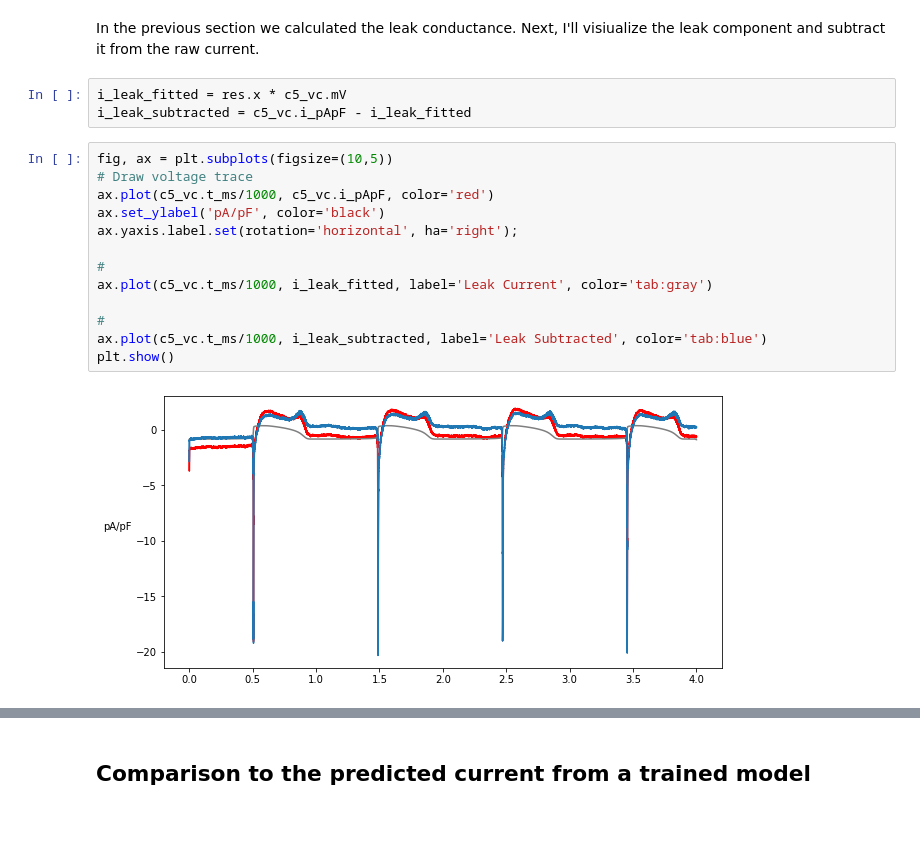
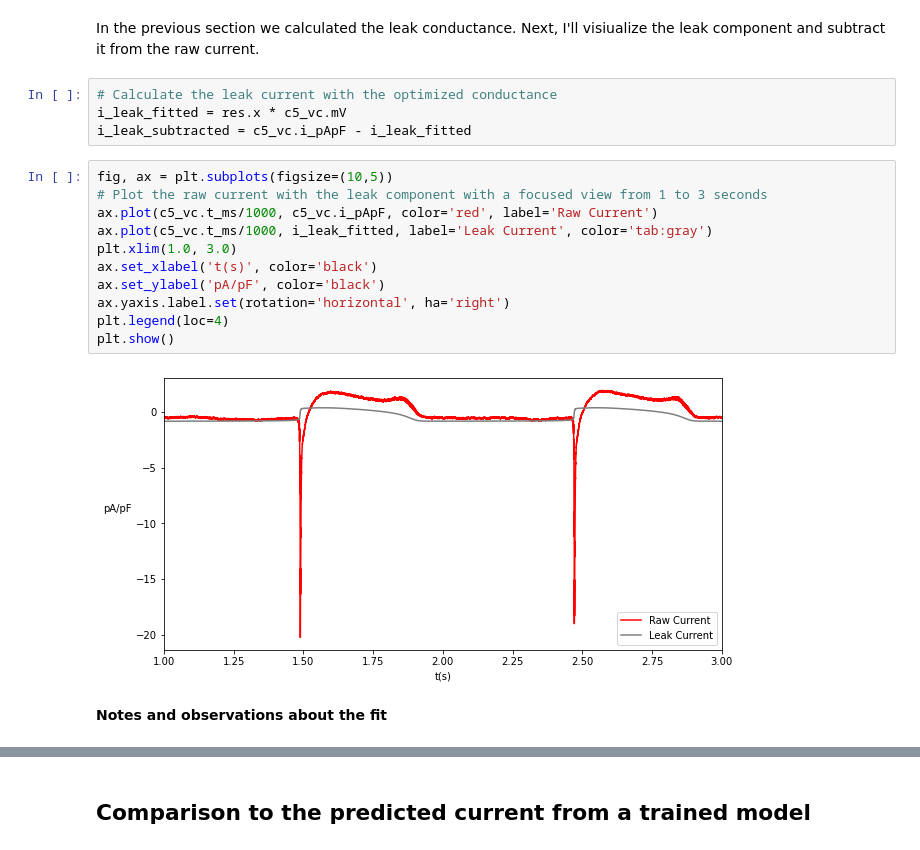
Before and after one commit to dtilley/isolating_bioelectrical_current, a Jupyter notebook: leak_subtraction_TUTORIAL.ipynb, the cells around one changed output, grey strips where cells are left out. Cells and saved outputs as stored; diff of their text form; blank space fills up the shorter version.

```diff
--- a/leak_subtraction_TUTORIAL.ipynb
+++ b/leak_subtraction_TUTORIAL.ipynb
@@ -141,20 +144,21 @@ res
 # %% [markdown]
 In the previous section we calculated the leak conductance. Next, I'll visiualize the leak component and subtract it from the raw current.
 # %%
+# Calculate the leak current with the optimized conductance
 i_leak_fitted = res.x * c5_vc.mV
 i_leak_subtracted = c5_vc.i_pApF - i_leak_fitted
 # %%
 fig, ax = plt.subplots(figsize=(10,5))
-# Draw voltage trace
-ax.plot(c5_vc.t_ms/1000, c5_vc.i_pApF, color='red')
+# Plot the raw current with the leak component with a focused view from 1 to 3 seconds
+ax.plot(c5_vc.t_ms/1000, c5_vc.i_pApF, color='red', label='Raw Current')
+ax.plot(c5_vc.t_ms/1000, i_leak_fitted, label='Leak Current', color='tab:gray')
+plt.xlim(1.0, 3.0)
+ax.set_xlabel('t(s)', color='black')
 ax.set_ylabel('pA/pF', color='black')
-ax.yaxis.label.set(rotation='horizontal', ha='right');
-
-#
-ax.plot(c5_vc.t_ms/1000, i_leak_fitted, label='Leak Current', color='tab:gray')
-
-#
-ax.plot(c5_vc.t_ms/1000, i_leak_subtracted, label='Leak Subtracted', color='tab:blue')
+ax.yaxis.label.set(rotation='horizontal', ha='right')
+plt.legend(loc=4)
 plt.show()
 # %% [output]
-[figure, old version]
+[figure, new version]
+# %% [markdown]
+**Notes and observations about the fit**
```
Also changed, not shown: parts of 8 cells of this notebook.
